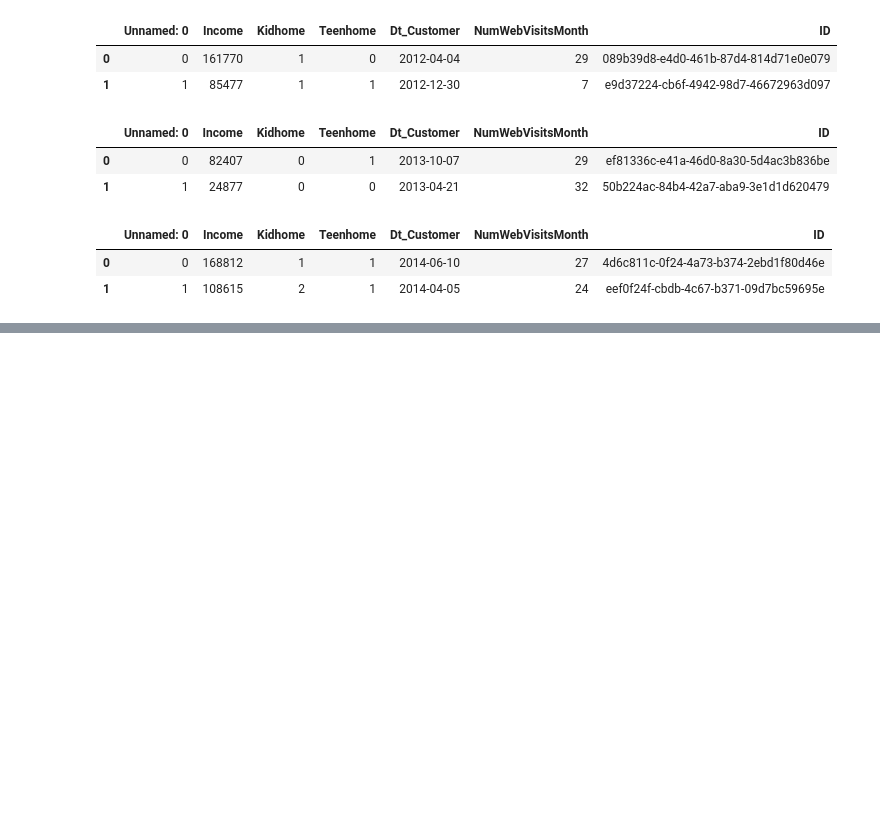
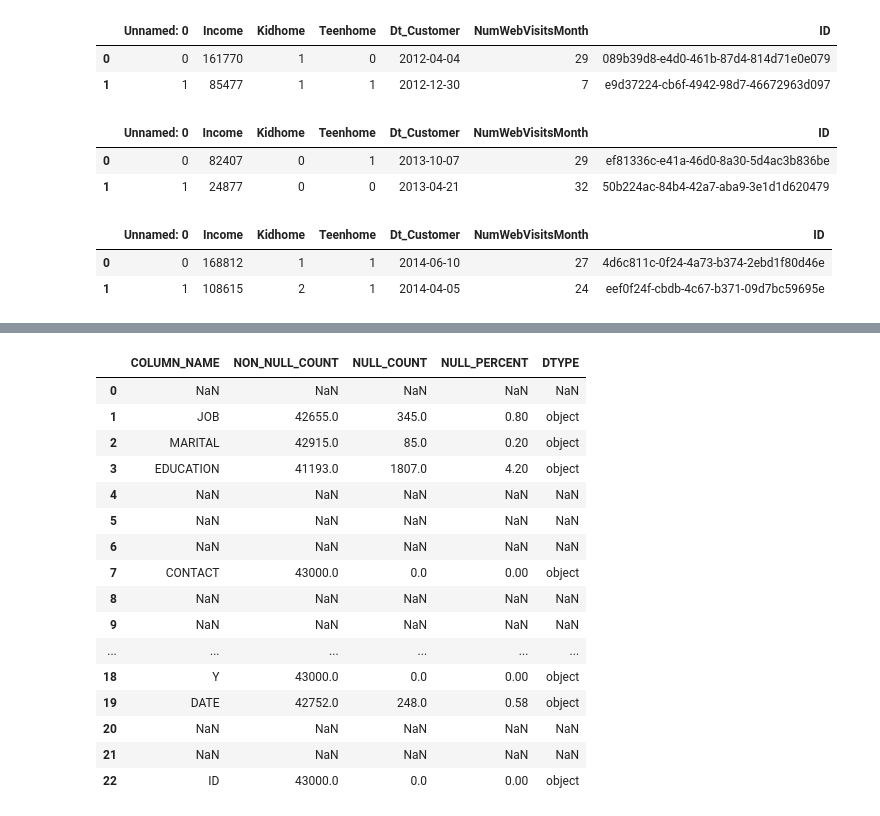
Before and after one commit to PalomaDA/DataProyect_EDA_Python, a Jupyter notebook: eda/flujo_proceso_eba.ipynb, the cells around one changed output, grey strips where cells are left out. Cells and saved outputs as stored; diff of their text form; code cells hidden in the pictures; blank space fills up the shorter version.

```diff
--- a/eda/flujo_proceso_eba.ipynb
+++ b/eda/flujo_proceso_eba.ipynb
@@ -93,0 +276,20 @@ df_customer_14.head(2)
+# %%
+df_info_bank.where(df_info_bank['DTYPE'] == "object")
+# %% [output]
+|  | COLUMN_NAME | NON_NULL_COUNT | NULL_COUNT | NULL_PERCENT | DTYPE |
+| 0 | NaN | NaN | NaN | NaN | NaN |
+| 1 | JOB | 42655.0 | 345.0 | 0.80 | object |
+| 2 | MARITAL | 42915.0 | 85.0 | 0.20 | object |
+| 3 | EDUCATION | 41193.0 | 1807.0 | 4.20 | object |
+| 4 | NaN | NaN | NaN | NaN | NaN |
+| 5 | NaN | NaN | NaN | NaN | NaN |
+| 6 | NaN | NaN | NaN | NaN | NaN |
+| 7 | CONTACT | 43000.0 | 0.0 | 0.00 | object |
+| 8 | NaN | NaN | NaN | NaN | NaN |
+| 9 | NaN | NaN | NaN | NaN | NaN |
+| ... | ... | ... | ... | ... | ... |
+| 18 | Y | 43000.0 | 0.0 | 0.00 | object |
+| 19 | DATE | 42752.0 | 248.0 | 0.58 | object |
+| 20 | NaN | NaN | NaN | NaN | NaN |
+| 21 | NaN | NaN | NaN | NaN | NaN |
+| 22 | ID | 43000.0 | 0.0 | 0.00 | object |
```
Also changed, not shown: parts of 19 cells of this notebook, 5 other files.
